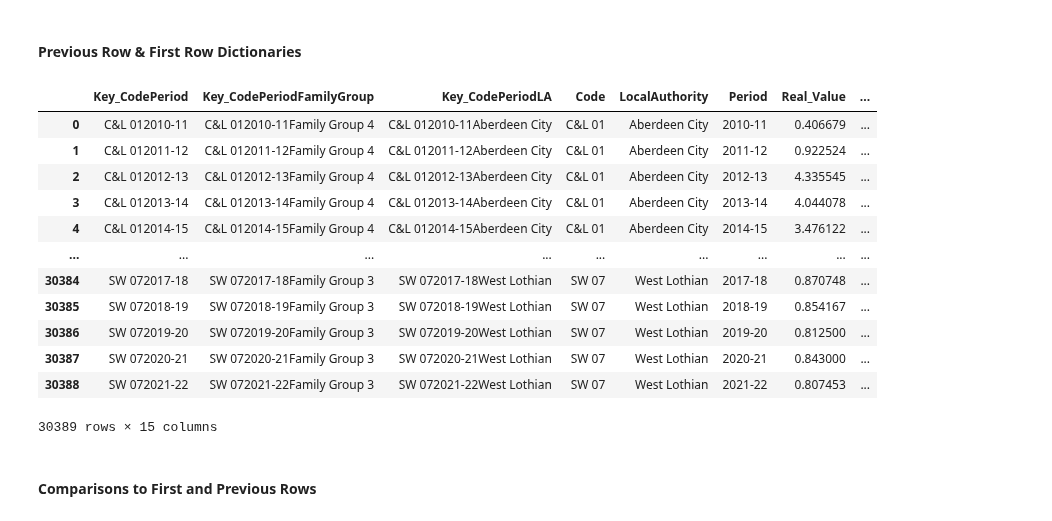
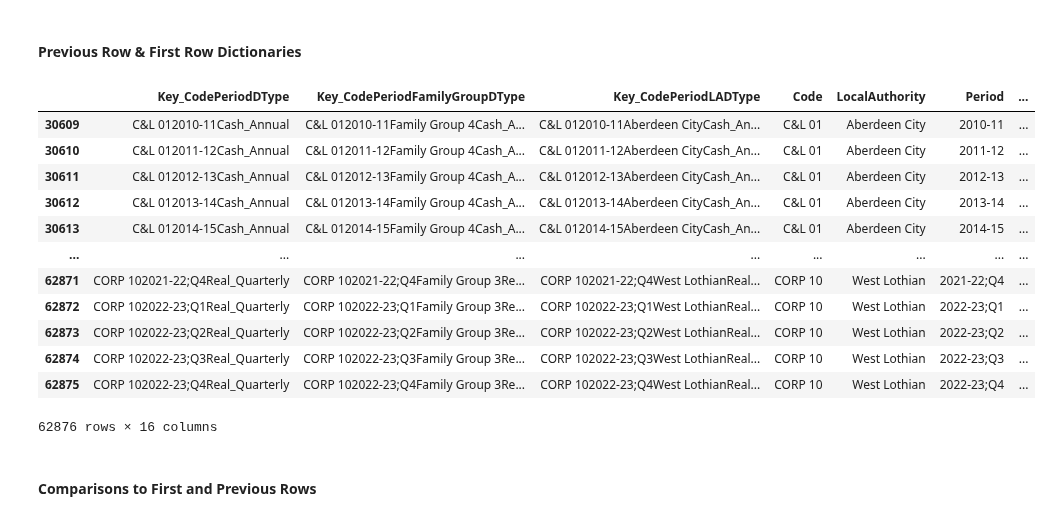
Before and after one commit to SC-TPP/LGBF, a Jupyter notebook: Transform LGBF Data File.ipynb, the cells around one changed output. Cells and saved outputs as stored; diff of their text form; code cells hidden in the pictures.

```diff
--- a/Transform LGBF Data File.ipynb
+++ b/Transform LGBF Data File.ipynb
@@ -14,0 +48,3 @@ fg = pd.read_csv('Data Files\\Family Groups.csv')
+# %%
+data = real_data.append([cash_data, monthly_data, quarterly_data], ignore_index=True)
+data
@@ -509,19 +572,20 @@ IndicatorDataMain
 # %%
 IndicatorDataMain = IndicatorDataMain[
                                         [
-                                            'Key_CodePeriod',
-                                            'Key_CodePeriodFamilyGroup',
-                                            'Key_CodePeriodLA',
+                                            'Key_CodePeriodDType',
+                                            'Key_CodePeriodFamilyGroupDType',
+                                            'Key_CodePeriodLADType',
                                             'Code',
                                             'LocalAuthority',
                                             'Period',
-                                            'Real_Value',
-                                            'Real_Numerator',
-                                            'Real_Denominator',
+                                            'Value',
+                                            'Numerator',
+                                            'Denominator',
                                             'FamilyRank',
                                             'FamilyPct',
                                             'ScotRank',
-                                            'ScotPct'
+                                            'ScotPct',
+                                            'Data Type'
                                         ]
                                     ]
 IndicatorDataMain
@@ -544,7 +608,9 @@ IndicatorDataMain
 # %%
 #Sort rows of the all_LGBFData dataframe to ensure that we are getting the correct previous and first rows in the subsequent steps. This may not be strictly necessary as the data should already be in the correct sort order. It is here as a safeguard in case any sorting needs to be done in previous steps at a later date.
 IndicatorDataMain = IndicatorDataMain.copy(deep=True)
-IndicatorDataMain.sort_values(by=['LocalAuthority', 'Code', 'Period'], inplace=True)
+IndicatorDataMain = IndicatorDataMain.rename(columns={'Data Type': 'Data_Type'})
+IndicatorDataMain.sort_values(by=['Data_Type', 'LocalAuthority', 'Code', 'Period'], inplace=True)
+
 
 #Define all variables that will be used to record the changes from previous/first.
 Previouss = []
@@ -553,11 +619,12 @@ Firsts = []
 First = None
 First_Save = None
 Local_Authority = ""
+Data_Type = ""
 Code = ""
 Period = ""
-Real_Value = ""
-Real_Numerator = ""
-Real_Denominator = ""
+Value = ""
+Numerator = ""
+Denominator = ""
 ScotRank = ""
 ScotPct = ""
 FamilyRank = ""
@@ -566,11 +633,11 @@ FamilyPct = ""
 # Loop over the all_LGBFDataframe and record previous and first into a python dictionary object. Save the objects for each row into the two list variables (Previouss and Firsts)
 for row in IndicatorDataMain.itertuples():
     # If the curently stored Local_Authority and Code are both equal to the current row then this is not the first row for this indicator and local authority combination. As such Previous is calculated using all of the currently stored values in the variables (these are written to at the end of each loop) and First is populated using the stored dictionary in First_Save
-    if Local_Authority == row.LocalAuthority and Code == row.Code:
+    if Local_Authority == row.LocalAuthority and Code == row.Code and Data_Type == row.Data_Type :
         Previous = {
-            'Real_Value': Real_Value,
-            'Real_Numerator': Real_Numerator,
-            'Real_Denominator': Real_Denominator,
+            'Value': Value,
+            'Numerator': Numerator,
+            'Denominator': Denominator,
             'ScotRank': ScotRank,
             'ScotPct': ScotPct,
             'FamilyRank': FamilyRank,
@@ -579,54 +646,57 @@ for row in IndicatorDataMain.itertuples():
         First = First_Save
 
     # If the curently stored Local_Authority and Code are both not equal to the current row then this is the first row for this indicator and local authority combination. as such the Previous object is set to None and the First object is populated using this rows values.
-    elif Local_Authority != row.LocalAuthority or Code != row.Code:
+    elif Local_Authority != row.LocalAuthority or Code != row.Code or Data_Type != row.Data_Type :
         First_Save = {
-            'Real_Value': row.Real_Value,
-            'Real_Numerator': row.Real_Numerator,
-            'Real_Denominator': row.Real_Denominator,
+            'Value': row.Value,
+            'Numerator': row.Numerator,
+            'Denominator': row.Denominator,
             'ScotRank': row.ScotRank,
             'ScotPct': row.ScotPct,
             'FamilyRank': row.FamilyRank,
             'FamilyPct': row.FamilyPct
         }
         First = None
         Previous = None
 
     # Append the First and Previous into their respective list variables.
     Previouss.append(Previous)
     Firsts.append(First)
 
     # Set all other variables to their respective columns values in the current row. This is used to both evaluate the if criteria above and to populate the next previous object.
+    Data_Type = row.Data_Type
     Local_Authority = row.LocalAuthority
     Code = row.Code
     Period = row.Period
-    Real_Value = row.Real_Value
-    Real_Numerator = row.Real_Numerator
-    Real_Denominator = row.Real_Denominator
+    Value = row.Value
+    Numerator = row.Numerator
+    Denominator = row.Denominator
     ScotRank = row.ScotRank
     ScotPct = row.ScotPct
     FamilyRank = row.FamilyRank
     FamilyPct = row.FamilyPct
 
 # Assign the two list variables into appropriately titled columns within our all_LGBFData dataframe
 IndicatorDataMain['Previous_Row'] = Previouss
 IndicatorDataMain['First_Row'] = Firsts
 
+IndicatorDataMain = IndicatorDataMain.rename(columns={'Data_Type': 'Data Type'})
+
 IndicatorDataMain
 # %% [output]
-|  | Key_CodePeriod | Key_CodePeriodFamilyGroup | Key_CodePeriodLA | Code | LocalAuthority | Period | Real_Value | ... |
-| 0 | C&L 012010-11 | C&L 012010-11Family Group 4 | C&L 012010-11Aberdeen City | C&L 01 | Aberdeen City | 2010-11 | 0.406679 | ... |
-| 1 | C&L 012011-12 | C&L 012011-12Family Group 4 | C&L 012011-12Aberdeen City | C&L 01 | Aberdeen City | 2011-12 | 0.922524 | ... |
-| 2 | C&L 012012-13 | C&L 012012-13Family Group 4 | C&L 012012-13Aberdeen City | C&L 01 | Aberdeen City | 2012-13 | 4.335545 | ... |
-| 3 | C&L 012013-14 | C&L 012013-14Family Group 4 | C&L 012013-14Aberdeen City | C&L 01 | Aberdeen City | 2013-14 | 4.044078 | ... |
-| 4 | C&L 012014-15 | C&L 012014-15Family Group 4 | C&L 012014-15Aberdeen City | C&L 01 | Aberdeen City | 2014-15 | 3.476122 | ... |
-| ... | ... | ... | ... | ... | ... | ... | ... | ... |
-| 30384 | SW 072017-18 | SW 072017-18Family Group 3 | SW 072017-18West Lothian | SW 07 | West Lothian | 2017-18 | 0.870748 | ... |
-| 30385 | SW 072018-19 | SW 072018-19Family Group 3 | SW 072018-19West Lothian | SW 07 | West Lothian | 2018-19 | 0.854167 | ... |
-| 30386 | SW 072019-20 | SW 072019-20Family Group 3 | SW 072019-20West Lothian | SW 07 | West Lothian | 2019-20 | 0.812500 | ... |
-| 30387 | SW 072020-21 | SW 072020-21Family Group 3 | SW 072020-21West Lothian | SW 07 | West Lothian | 2020-21 | 0.843000 | ... |
-| 30388 | SW 072021-22 | SW 072021-22Family Group 3 | SW 072021-22West Lothian | SW 07 | West Lothian | 2021-22 | 0.807453 | ... |
+|  | Key_CodePeriodDType | Key_CodePeriodFamilyGroupDType | Key_CodePeriodLADType | Code | LocalAuthority | Period | ... |
+| 30609 | C&L 012010-11Cash_Annual | C&L 012010-11Family Group 4Cash_A... | C&L 012010-11Aberdeen CityCash_An... | C&L 01 | Aberdeen City | 2010-11 | ... |
+| 30610 | C&L 012011-12Cash_Annual | C&L 012011-12Family Group 4Cash_A... | C&L 012011-12Aberdeen CityCash_An... | C&L 01 | Aberdeen City | 2011-12 | ... |
+| 30611 | C&L 012012-13Cash_Annual | C&L 012012-13Family Group 4Cash_A... | C&L 012012-13Aberdeen CityCash_An... | C&L 01 | Aberdeen City | 2012-13 | ... |
+| 30612 | C&L 012013-14Cash_Annual | C&L 012013-14Family Group 4Cash_A... | C&L 012013-14Aberdeen CityCash_An... | C&L 01 | Aberdeen City | 2013-14 | ... |
+| 30613 | C&L 012014-15Cash_Annual | C&L 012014-15Family Group 4Cash_A... | C&L 012014-15Aberdeen CityCash_An... | C&L 01 | Aberdeen City | 2014-15 | ... |
+| ... | ... | ... | ... | ... | ... | ... | ... |
+| 62871 | CORP 102021-22;Q4Real_Quarterly | CORP 102021-22;Q4Family Group 3Re... | CORP 102021-22;Q4West LothianReal... | CORP 10 | West Lothian | 2021-22;Q4 | ... |
+| 62872 | CORP 102022-23;Q1Real_Quarterly | CORP 102022-23;Q1Family Group 3Re... | CORP 102022-23;Q1West LothianReal... | CORP 10 | West Lothian | 2022-23;Q1 | ... |
+| 62873 | CORP 102022-23;Q2Real_Quarterly | CORP 102022-23;Q2Family Group 3Re... | CORP 102022-23;Q2West LothianReal... | CORP 10 | West Lothian | 2022-23;Q2 | ... |
+| 62874 | CORP 102022-23;Q3Real_Quarterly | CORP 102022-23;Q3Family Group 3Re... | CORP 102022-23;Q3West LothianReal... | CORP 10 | West Lothian | 2022-23;Q3 | ... |
+| 62875 | CORP 102022-23;Q4Real_Quarterly | CORP 102022-23;Q4Family Group 3Re... | CORP 102022-23;Q4West LothianReal... | CORP 10 | West Lothian | 2022-23;Q4 | ... |
-30389 rows × 15 columns
+62876 rows × 16 columns
 # %% [markdown]
 #### Comparisons to First and Previous Rows
 # %%
```
Also changed, not shown: parts of 27 cells of this notebook, 10 other files.
